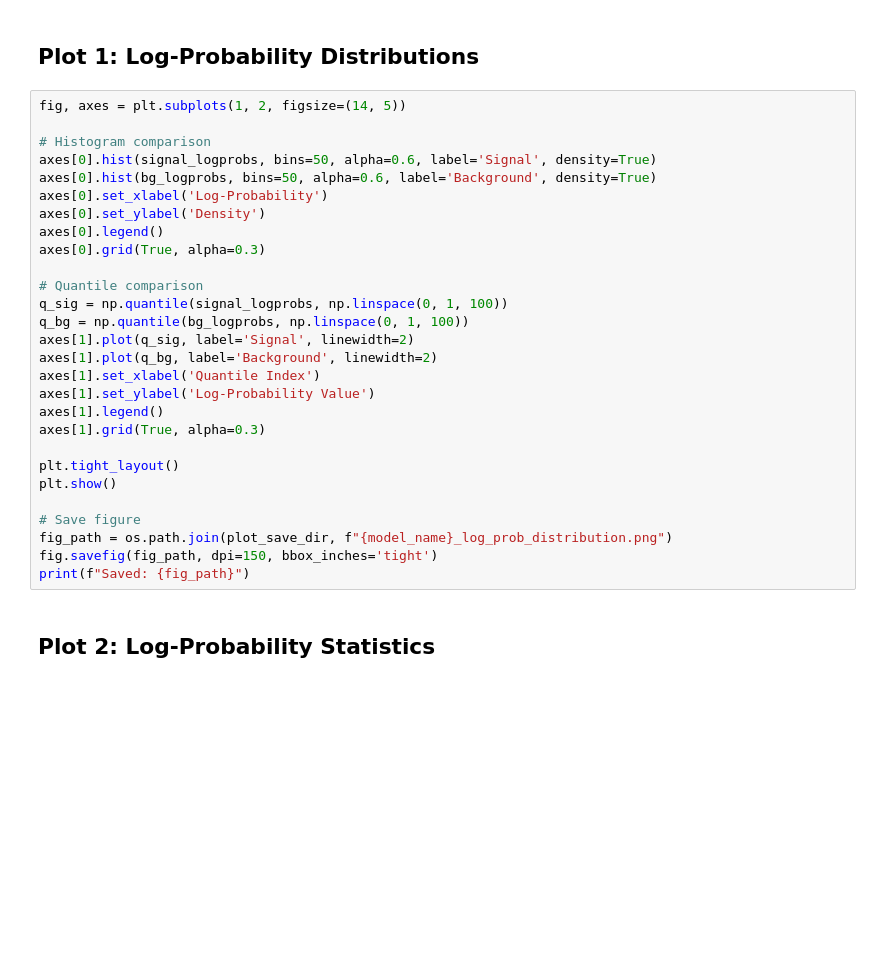
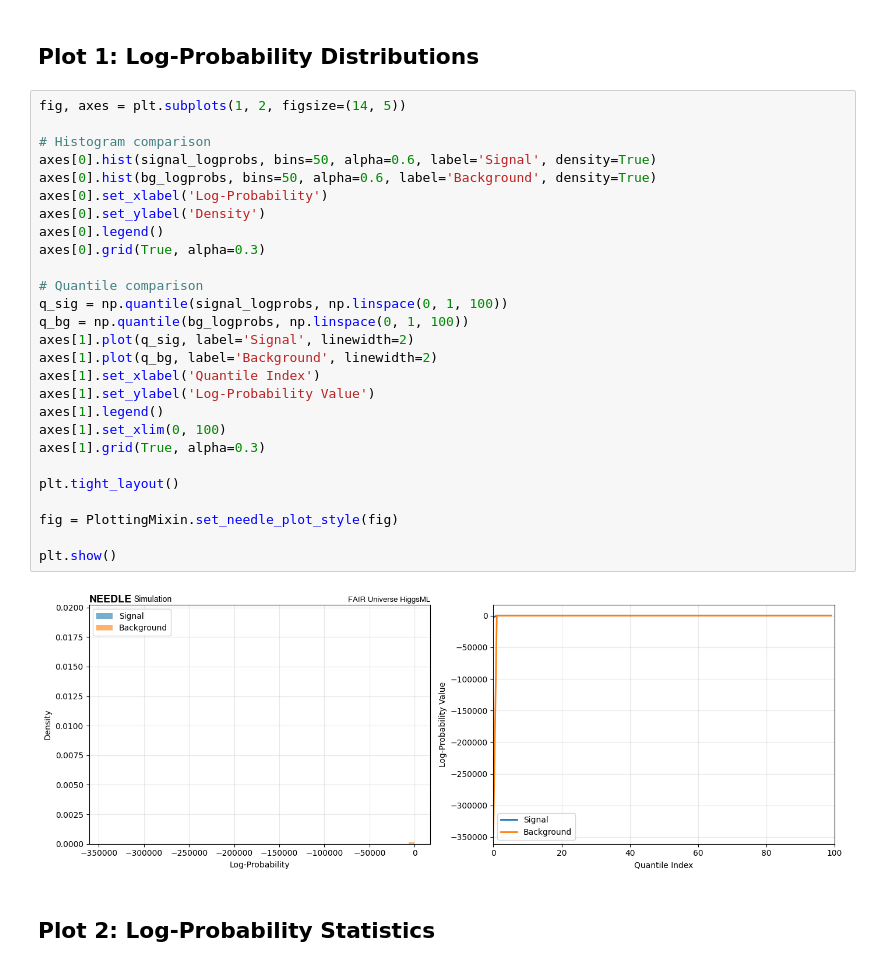
Before and after one commit to needle-sbi/needle-sbi, a Jupyter notebook: examples/fair_universe_demo/validation.ipynb, the cells around one changed output. Drawn from its saved outputs; the diff is of its cells as text; blank space fills up the shorter version.

```diff
--- a/examples/fair_universe_demo/validation.ipynb
+++ b/examples/fair_universe_demo/validation.ipynb
@@ -103,31 +103,32 @@ setup()
 # %%
 fig, axes = plt.subplots(1, 2, figsize=(14, 5))
 
 # Histogram comparison
 axes[0].hist(signal_logprobs, bins=50, alpha=0.6, label='Signal', density=True)
 axes[0].hist(bg_logprobs, bins=50, alpha=0.6, label='Background', density=True)
 axes[0].set_xlabel('Log-Probability')
 axes[0].set_ylabel('Density')
 axes[0].legend()
 axes[0].grid(True, alpha=0.3)
 
 # Quantile comparison
 q_sig = np.quantile(signal_logprobs, np.linspace(0, 1, 100))
 q_bg = np.quantile(bg_logprobs, np.linspace(0, 1, 100))
 axes[1].plot(q_sig, label='Signal', linewidth=2)
 axes[1].plot(q_bg, label='Background', linewidth=2)
 axes[1].set_xlabel('Quantile Index')
 axes[1].set_ylabel('Log-Probability Value')
 axes[1].legend()
+axes[1].set_xlim(0, 100)
 axes[1].grid(True, alpha=0.3)
 
 plt.tight_layout()
+
+fig = PlottingMixin.set_needle_plot_style(fig)
+
 plt.show()
-
-# Save figure
-fig_path = os.path.join(plot_save_dir, f"{model_name}_log_prob_distribution.png")
-fig.savefig(fig_path, dpi=150, bbox_inches='tight')
-print(f"Saved: {fig_path}")
+# %% [output]
+[figure, added]
 # %% [markdown]
 ## Plot 2: Log-Probability Statistics
 # %%
```
Also changed, not shown: parts of 12 cells of this notebook, 7 other files.
